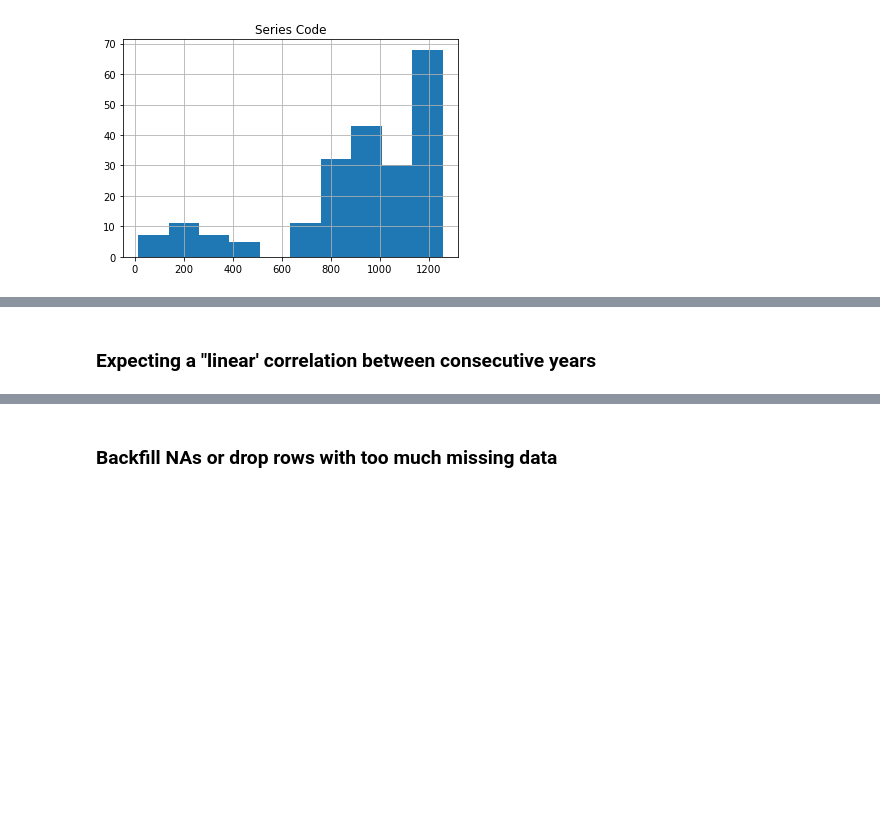
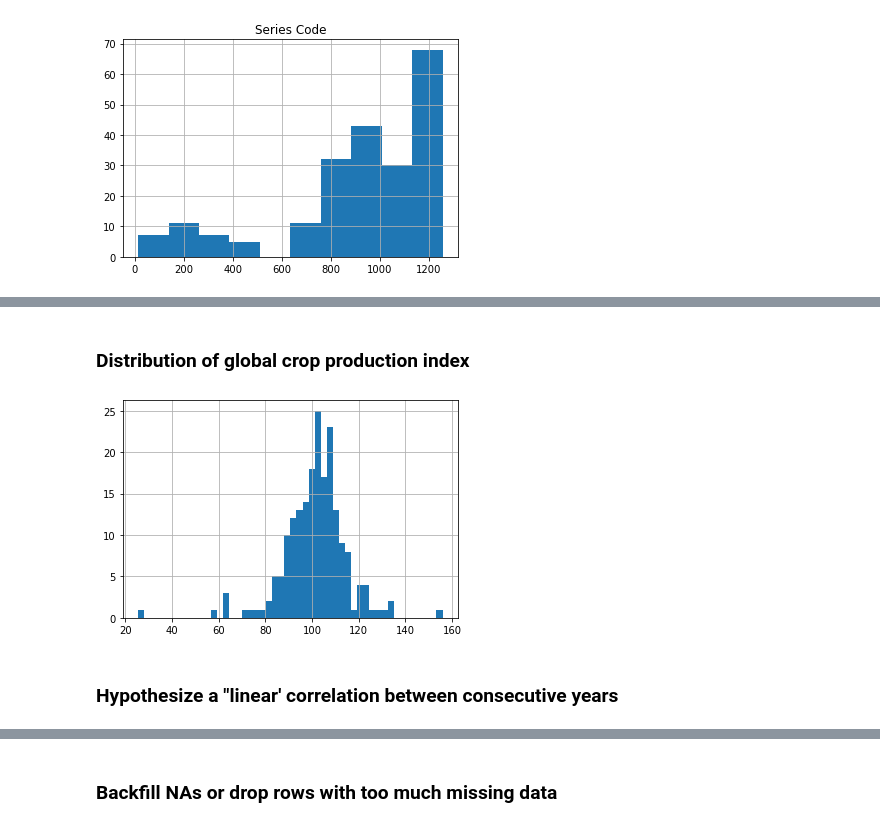
Before and after one commit to KennSmithDS/machine-learning, a Jupyter notebook: drivendata.org_projects/undp_mdg/mdg_data_exploration.ipynb, the cells around one changed output, grey strips where cells are left out. Saved outputs shown, nothing was run; the diff lists cells and outputs as text; code cells hidden in the pictures; blank space fills up the shorter version.

```diff
--- a/drivendata.org_projects/undp_mdg/mdg_data_exploration.ipynb
+++ b/drivendata.org_projects/undp_mdg/mdg_data_exploration.ipynb
@@ -121,5 +127,12 @@ plt.show()
+# %% [markdown]
+### Distribution of global crop production index
+# %%
+data[(data['Series Code']=='AG.PRD.CROP.XD')]['2007 [YR2007]'].hist(bins=50)
+plt.show()
+# %% [output]
+[figure, added]
 # %% [markdown]
-### Expecting a "linear' correlation between consecutive years
+### Hypothesize a "linear' correlation between consecutive years
 # %%
 corr = data.corr()
 # %%
```
Also changed, not shown: parts of 22 cells of this notebook.
